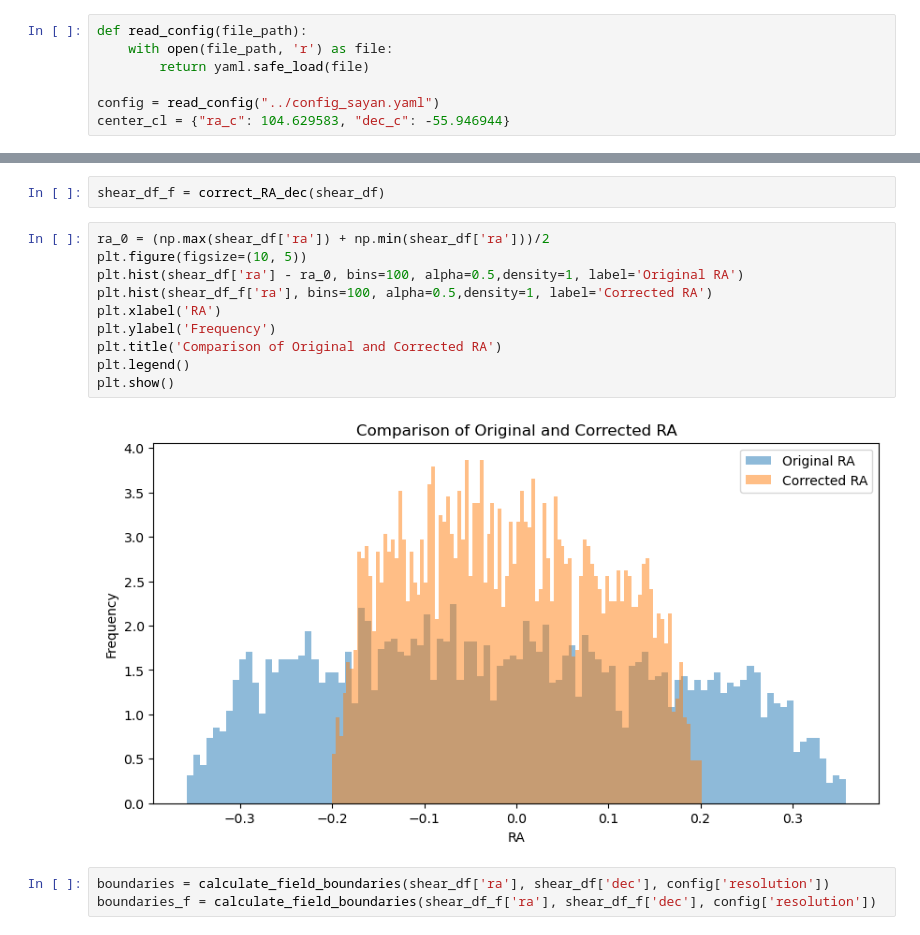
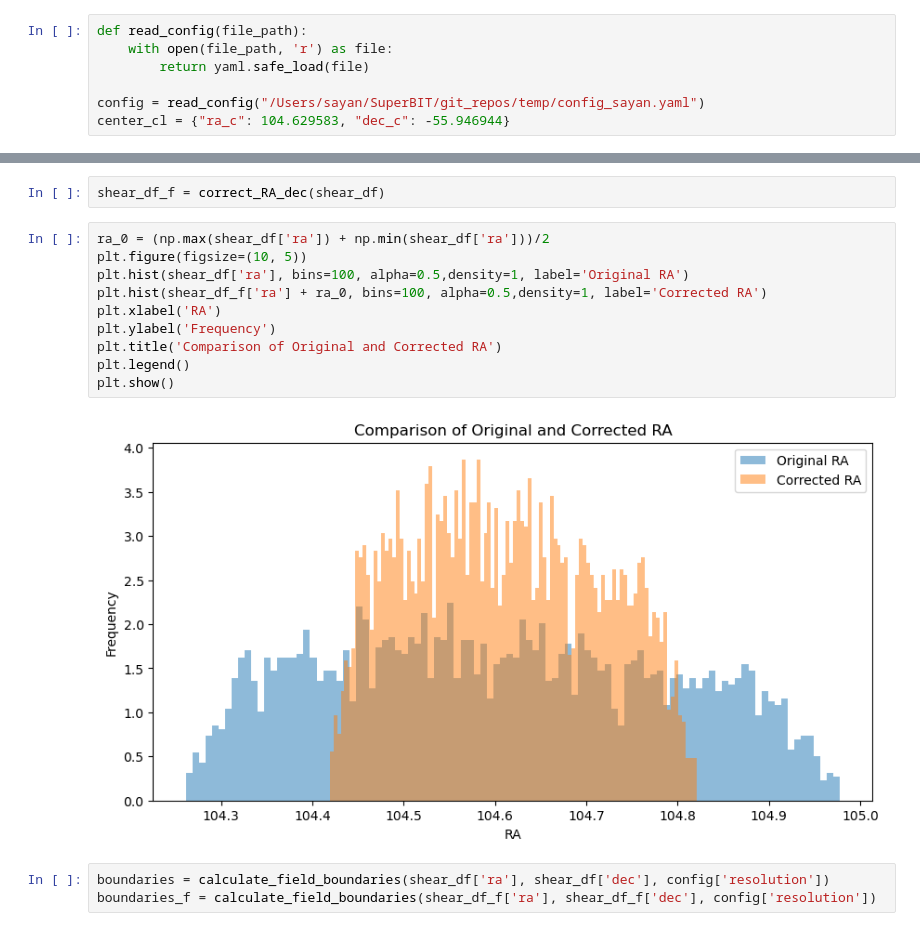
Before and after one commit to GeorgeVassilakis/SMPy, a Jupyter notebook: notebooks/scratch/Cat_corrections.ipynb, the cells around one changed output, grey strips where cells are left out. Cells and saved outputs as stored; diff of their text form.

```diff
--- a/notebooks/scratch/Cat_corrections.ipynb
+++ b/notebooks/scratch/Cat_corrections.ipynb
@@ -21,7 +21,7 @@ def read_config(file_path):
     with open(file_path, 'r') as file:
         return yaml.safe_load(file)
 
-config = read_config("../config_sayan.yaml")
+config = read_config("/Users/sayan/SuperBIT/git_repos/temp/config_sayan.yaml")
 center_cl = {"ra_c": 104.629583, "dec_c": -55.946944}
 # %%
 def load_shear_data(shear_cat_path, ra_col, dec_col, g1_col, g2_col, weight_col):
@@ -315,15 +315,15 @@ shear_df_f = correct_RA_dec(shear_df)
 # %%
 ra_0 = (np.max(shear_df['ra']) + np.min(shear_df['ra']))/2
 plt.figure(figsize=(10, 5))
-plt.hist(shear_df['ra'] - ra_0, bins=100, alpha=0.5,density=1, label='Original RA')
-plt.hist(shear_df_f['ra'], bins=100, alpha=0.5,density=1, label='Corrected RA')
+plt.hist(shear_df['ra'], bins=100, alpha=0.5,density=1, label='Original RA')
+plt.hist(shear_df_f['ra'] + ra_0, bins=100, alpha=0.5,density=1, label='Corrected RA')
 plt.xlabel('RA')
 plt.ylabel('Frequency')
 plt.title('Comparison of Original and Corrected RA')
 plt.legend()
 plt.show()
 # %% [output]
-[figure, old version]
+[figure, new version]
 # %%
 boundaries = calculate_field_boundaries(shear_df['ra'], shear_df['dec'], config['resolution'])
 boundaries_f = calculate_field_boundaries(shear_df_f['ra'], shear_df_f['dec'], config['resolution'])
```
Also changed, not shown: parts of 1 cell of this notebook.
